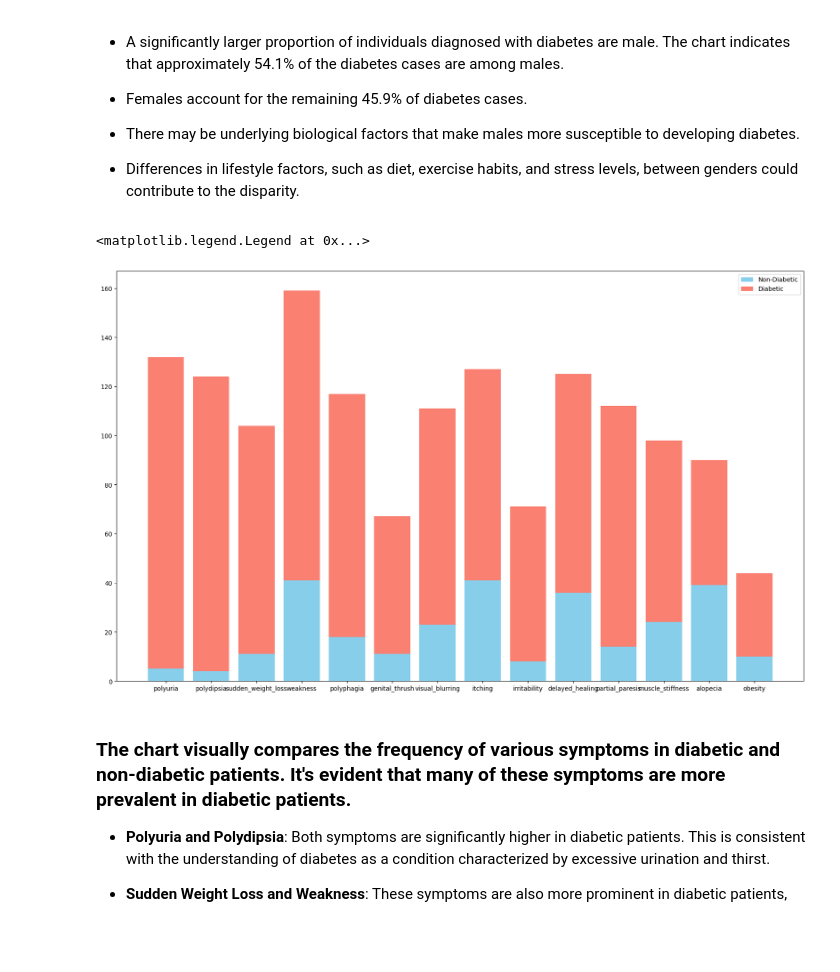
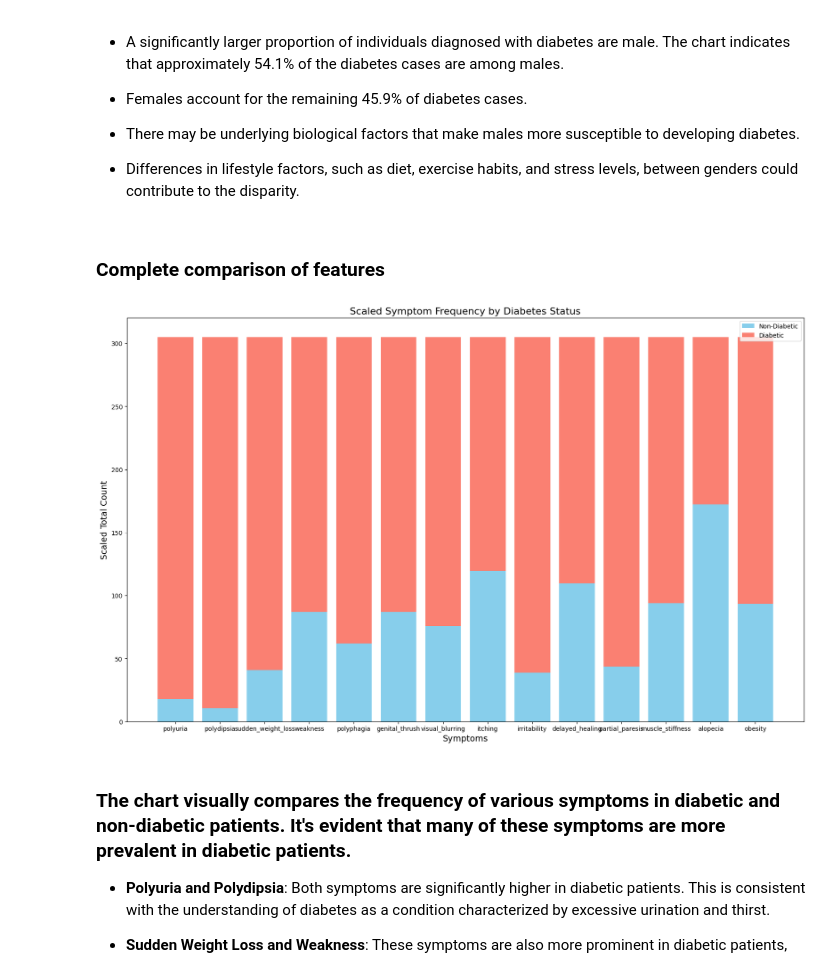
Before and after one commit to Sriraj-Penjerla/Sriraj-GlucoSense-Infy-Nov24, a Jupyter notebook: Glucosense_Infy.ipynb, the cells around one changed output. Drawn from its saved outputs; the diff is of its cells as text; code cells hidden in the pictures; blank space fills up the shorter version.

```diff
--- a/Glucosense_Infy.ipynb
+++ b/Glucosense_Infy.ipynb
@@ -74,18 +103,28 @@ plt.show()
  - There may be underlying biological factors that make males more susceptible to developing diabetes.
 
  - Differences in lifestyle factors, such as diet, exercise habits, and stress levels, between genders could contribute to the disparity.
+# %% [markdown]
+### Complete comparison of features
 # %%
 df=data
 symptoms = df.columns[2:-1]
-count_0=df[df['class'] == 0][symptoms].sum()
-count_1=df[df['class'] == 1][symptoms].sum()
+count_0 = df[df['class'] == 0][symptoms].sum(axis=0)
+count_1 = df[df['class'] == 1][symptoms].sum(axis=0)
+total = count_0 + count_1
+max_total = total.max()
+count_0_scaled = count_0 / total * max_total
+count_1_scaled = count_1 / total * max_total
 plt.figure(figsize=(20, 12))
-plt.bar(symptoms, count_0, label='Non-Diabetic', color='skyblue')
-plt.bar(symptoms, count_1, bottom=count_0, label='Diabetic', color='salmon')
+plt.bar(symptoms, count_0_scaled, label='Non-Diabetic', color='skyblue')
+plt.bar(symptoms, count_1_scaled, bottom=count_0_scaled, label='Diabetic', color='salmon')
+plt.xlabel('Symptoms', fontsize=14)
+plt.ylabel('Scaled Total Count', fontsize=14)
+plt.title('Scaled Symptom Frequency by Diabetes Status', fontsize=16)
+# plt.xticks(rotation=90)
 plt.legend()
+plt.show()
 # %% [output]
-<matplotlib.legend.Legend at 0x...>
-[figure, old version]
+[figure, new version]
 # %% [markdown]
 ### **The chart visually compares the frequency of various symptoms in diabetic and non-diabetic patients. It's evident that many of these symptoms are more prevalent in diabetic patients.**
 
```
Also changed, not shown: parts of 14 cells of this notebook.
